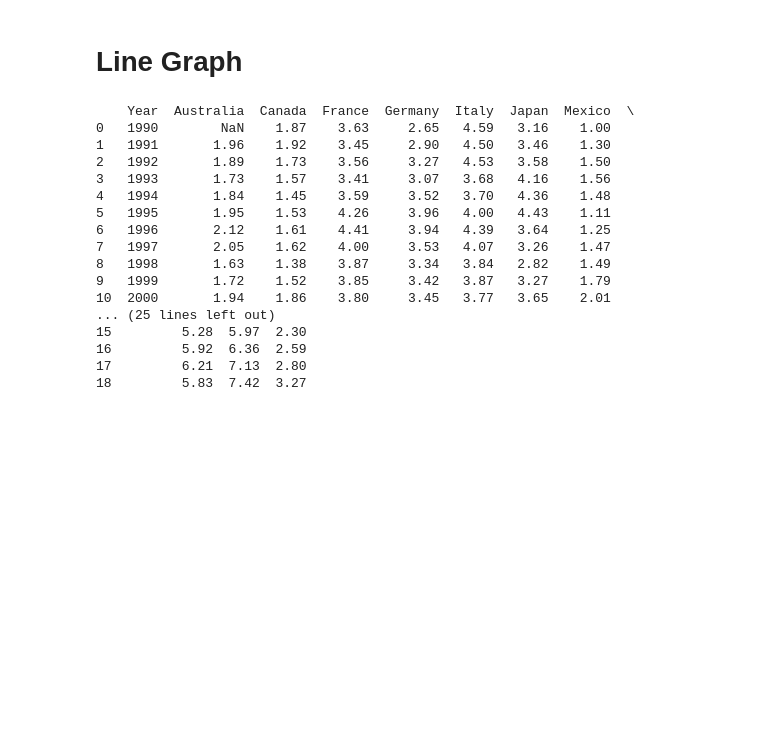
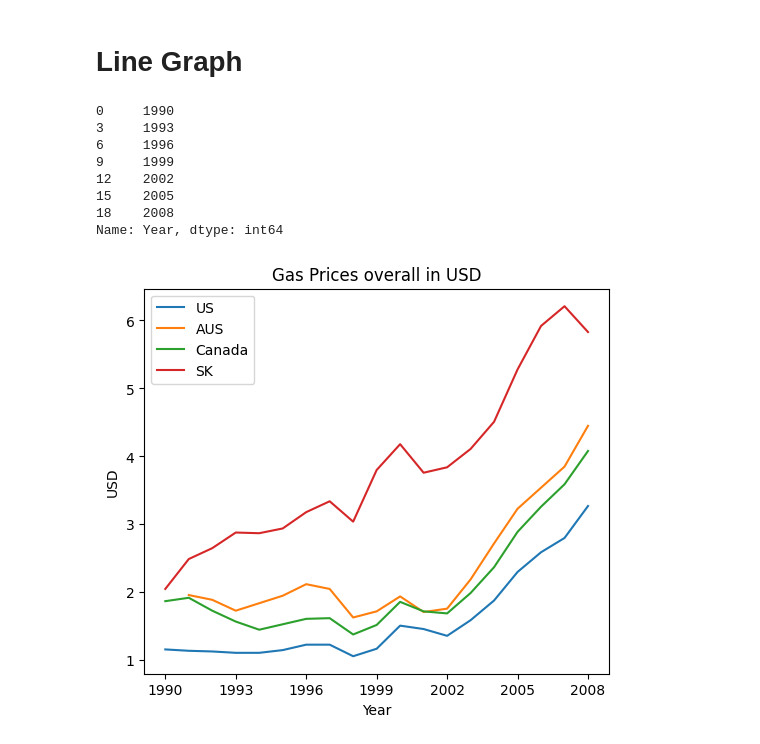
Before and after one commit to QuantamDev/Matplotlib, a Jupyter notebook: Real_World_ex.ipynb, the cells around one changed output. Drawn from its saved outputs; the diff is of its cells as text; code cells hidden in the pictures; blank space fills up the shorter version.

```diff
--- a/Real_World_ex.ipynb
+++ b/Real_World_ex.ipynb
@@ -8,23 +8,36 @@ import numpy as np
 import matplotlib.pyplot as plt
 # %% [markdown]
 # Line Graph
-# %%
-pop=pd.read_csv('gas_prices.csv')
-# %% [output]
-    Year  Australia  Canada  France  Germany  Italy  Japan  Mexico  \
-0   1990        NaN    1.87    3.63     2.65   4.59   3.16    1.00
-1   1991       1.96    1.92    3.45     2.90   4.50   3.46    1.30
-2   1992       1.89    1.73    3.56     3.27   4.53   3.58    1.50
-3   1993       1.73    1.57    3.41     3.07   3.68   4.16    1.56
-4   1994       1.84    1.45    3.59     3.52   3.70   4.36    1.48
-5   1995       1.95    1.53    4.26     3.96   4.00   4.43    1.11
-6   1996       2.12    1.61    4.41     3.94   4.39   3.64    1.25
-7   1997       2.05    1.62    4.00     3.53   4.07   3.26    1.47
-8   1998       1.63    1.38    3.87     3.34   3.84   2.82    1.49
-9   1999       1.72    1.52    3.85     3.42   3.87   3.27    1.79
-10  2000       1.94    1.86    3.80     3.45   3.77   3.65    2.01
-... (25 lines left out)
-15         5.28  5.97  2.30
-16         5.92  6.36  2.59
-17         6.21  7.13  2.80
-18         5.83  7.42  3.27
+# %%
+gas=pd.read_csv('gas_prices.csv')
+
+plt.figure(figsize=(6,5))
+
+plt.title('Gas Prices overall in USD')
+
+plt.xlabel('Year')
+
+plt.ylabel('USD')
+
+plt.plot(gas.Year,gas.USA,label='US')
+plt.plot(gas.Year,gas.Australia,label='AUS')
+plt.plot(gas.Year,gas.Canada,label = 'Canada')
+plt.plot(gas.Year,gas['South Korea'],label='SK')
+
+print(gas.Year[::3])
+
+plt.xticks(gas.Year[::3])
+
+plt.legend()
+
+plt.show()
+# %% [output]
+0     1990
+3     1993
+6     1996
+9     1999
+12    2002
+15    2005
+18    2008
+Name: Year, dtype: int64
+[figure, added]
```
